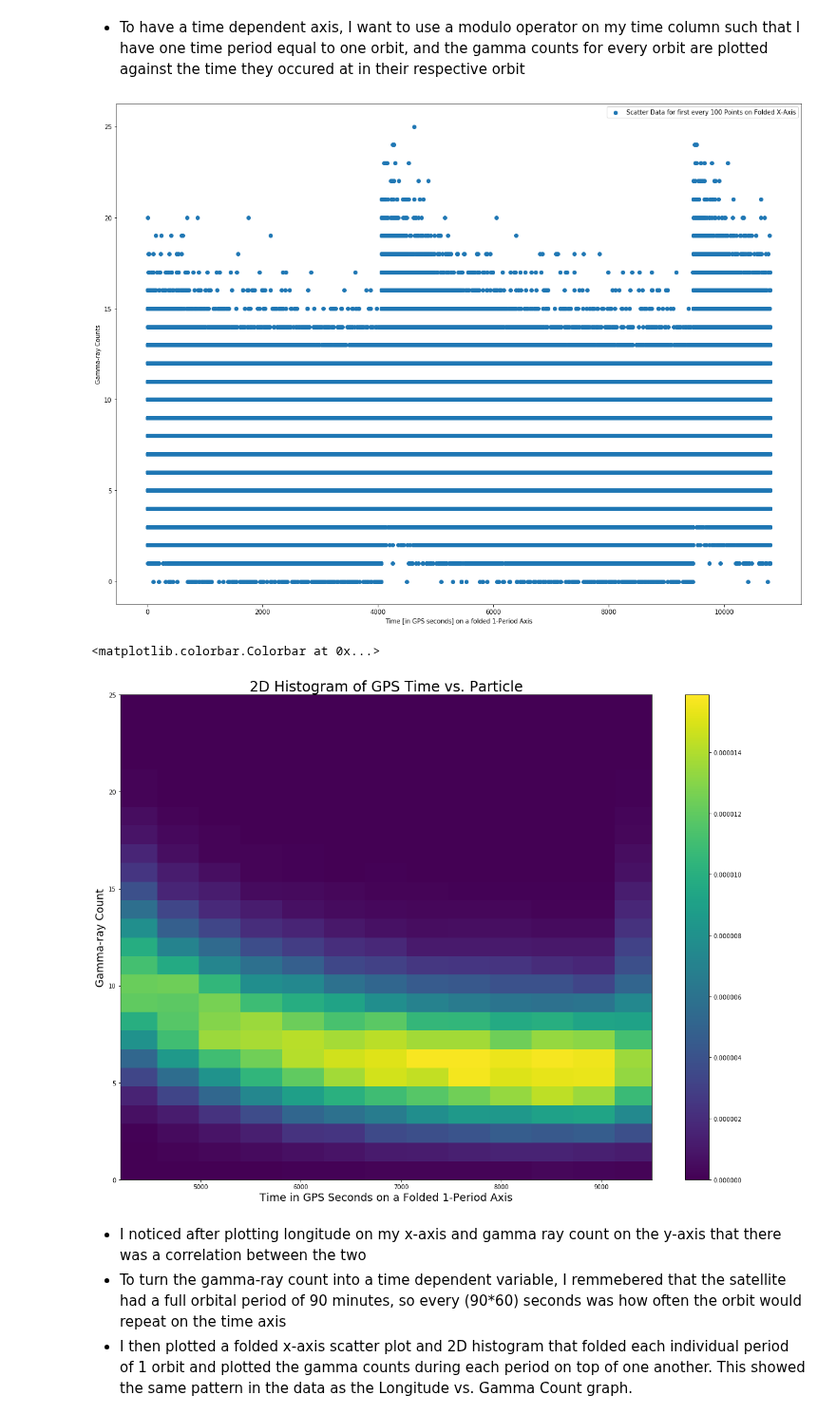
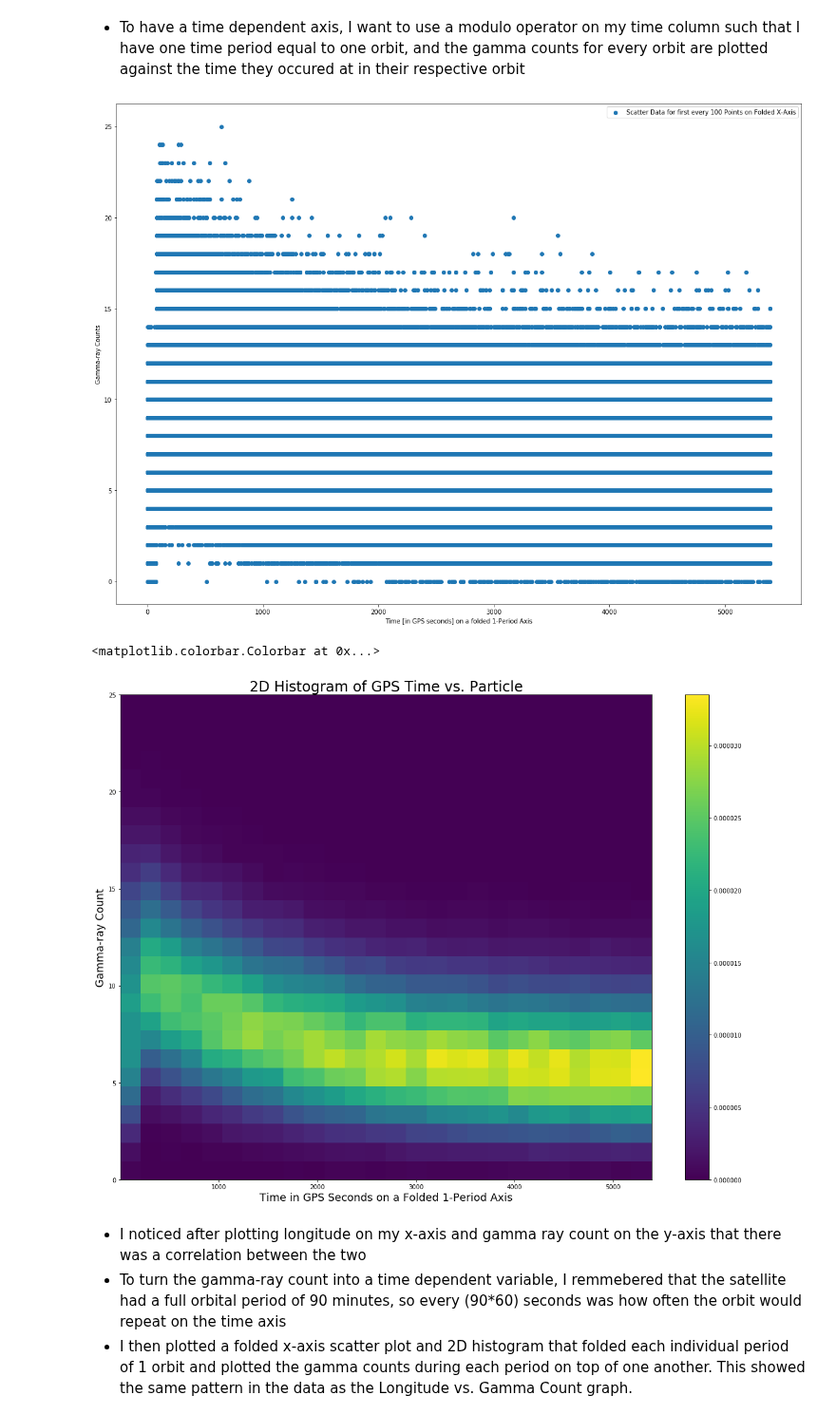
Before and after one commit to jbc1216/434-Portfolio, a Jupyter notebook: FinchCarr_Lab04.ipynb, the cells around one changed output. Shown at 95% size. Saved outputs shown, nothing was run; the diff lists cells and outputs as text; code cells hidden in the pictures.

```diff
--- a/FinchCarr_Lab04.ipynb
+++ b/FinchCarr_Lab04.ipynb
@@ -89,7 +91,7 @@ plt.colorbar(h[3], ax=ax)
 - To have a time dependent axis, I want to use a modulo operator on my time column such that I have one time period equal to one orbit, and the gamma counts for every orbit are plotted against the time they occured at in their respective orbit
 # %%
 # Define the data points for every 100 elements of 'data' array for the right columns
-timeGPSfold = data[0,::100] % (90*120)
+timeGPSfold = (data[0,::100]-3985) % 5400
 gamma = data[3,::100]
 
 fig, ax = plt.subplots(1,1)
@@ -100,21 +102,20 @@ plt.xlabel('Time [in GPS seconds] on a folded 1-Period Axis')
 plt.ylabel('Gamma-ray Counts')
 plt.show()
 # %% [output]
-[figure, old version]
+[figure, new version]
 # %%
 b = np.vstack((timeGPSfold, y1000))
 b.shape
 fig, ax = plt.subplots(1, 1)
 
 h = ax.hist2d(b[0,:], b[1,:], bins=(26), density=True)
 plt.title("2D Histogram of GPS Time vs. Particle", fontsize = 24)
 plt.xlabel("Time in GPS Seconds on a Folded 1-Period Axis", fontsize = 18)
 plt.ylabel("Gamma-ray Count", fontsize = 18)
-plt.xlim(4200,9500)
 plt.colorbar(h[3], ax=ax)
 # %% [output]
 <matplotlib.colorbar.Colorbar at 0x...>
-[figure, old version]
+[figure, new version]
 # %% [markdown]
 - I noticed after plotting longitude on my x-axis and gamma ray count on the y-axis that there was a correlation between the two
 - To turn the gamma-ray count into a time dependent variable, I remmebered that the satellite had a full orbital period of 90 minutes, so every (90\*60) seconds was how often the orbit would repeat on the time axis
```
Also changed, not shown: parts of 16 cells of this notebook.
